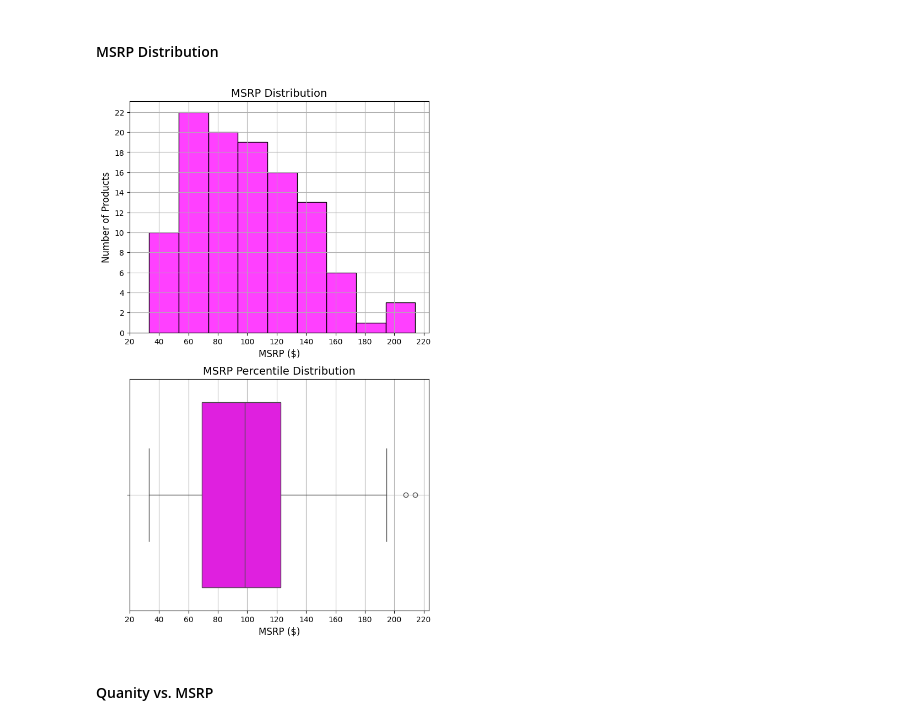
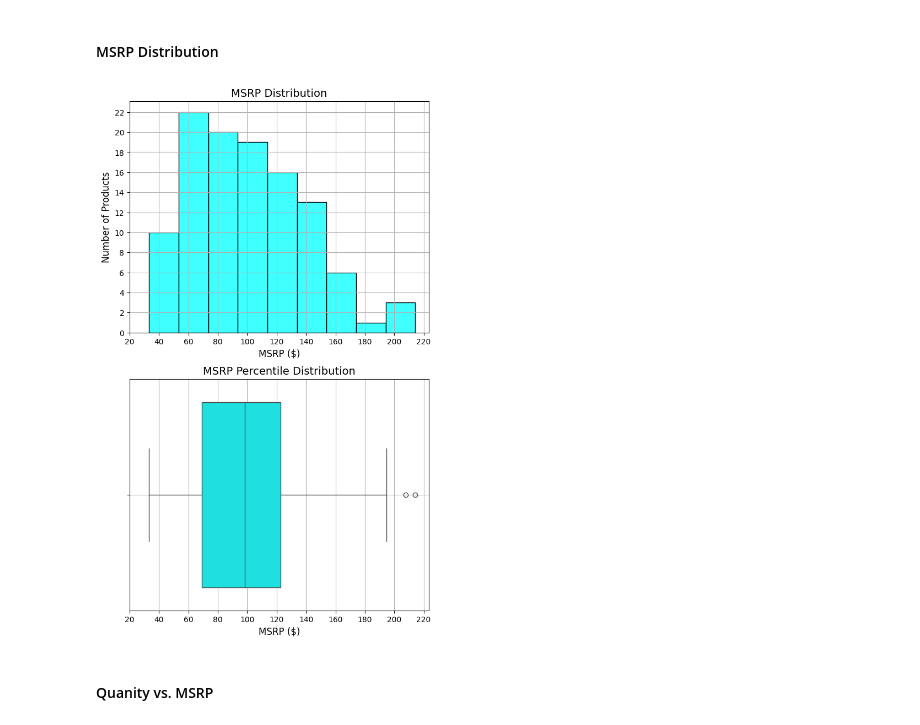
Before and after one commit to MarkLee7925/Customer-Database-Analysis, a Jupyter notebook: KMeans/CM_Products_KMeans.ipynb, the cells around one changed output. Saved outputs shown, nothing was run; the diff lists cells and outputs as text; code cells hidden in the pictures.

```diff
--- a/KMeans/CM_Products_KMeans.ipynb
+++ b/KMeans/CM_Products_KMeans.ipynb
@@ -532,35 +491,35 @@ plt.show()
 # %%
 # Define figure
 msrp_dist = plt.figure(figsize=(7, 12))
 
 # MSRP histogram
 ax1 = msrp_dist.add_subplot(2, 1, 1)
-ax1 = sns.histplot(df_products['MSRP'], color='magenta')
+ax1 = sns.histplot(df_products['MSRP'], color='cyan')
 # Adjust X and Y-Axis ranges
 plt.xticks(np.arange(20, 240, 20))
 plt.yticks(np.arange(0, 24, 2))
 # Plot title and labels
 plt.xlabel('MSRP ($)', fontsize=12)
 plt.ylabel('Number of Products', fontsize=12)
 plt.title('MSRP Distribution', fontsize=14)
 # Plot grid
 plt.grid(True)
 
 # Buy Price box plot
 ax2 = msrp_dist.add_subplot(2, 1, 2)
-ax2 = sns.boxplot(df_products['MSRP'], color='magenta', orient="h")
+ax2 = sns.boxplot(df_products['MSRP'], color='cyan', orient="h")
 # Adjust X and Y-Axis ranges
 plt.xticks(np.arange(20, 240, 20))
 # Plot title and labels
 plt.xlabel('MSRP ($)', fontsize=12)
 plt.title('MSRP Percentile Distribution', fontsize=14)
 # Plot grid
 plt.grid(True)
 
 # Show figure
 plt.show()
 # %% [output]
-[figure, old version]
+[figure, new version]
 # %% [markdown]
 #### Quanity vs. MSRP
 # %%
```
Also changed, not shown: parts of 9 cells of this notebook, 1 other file.
